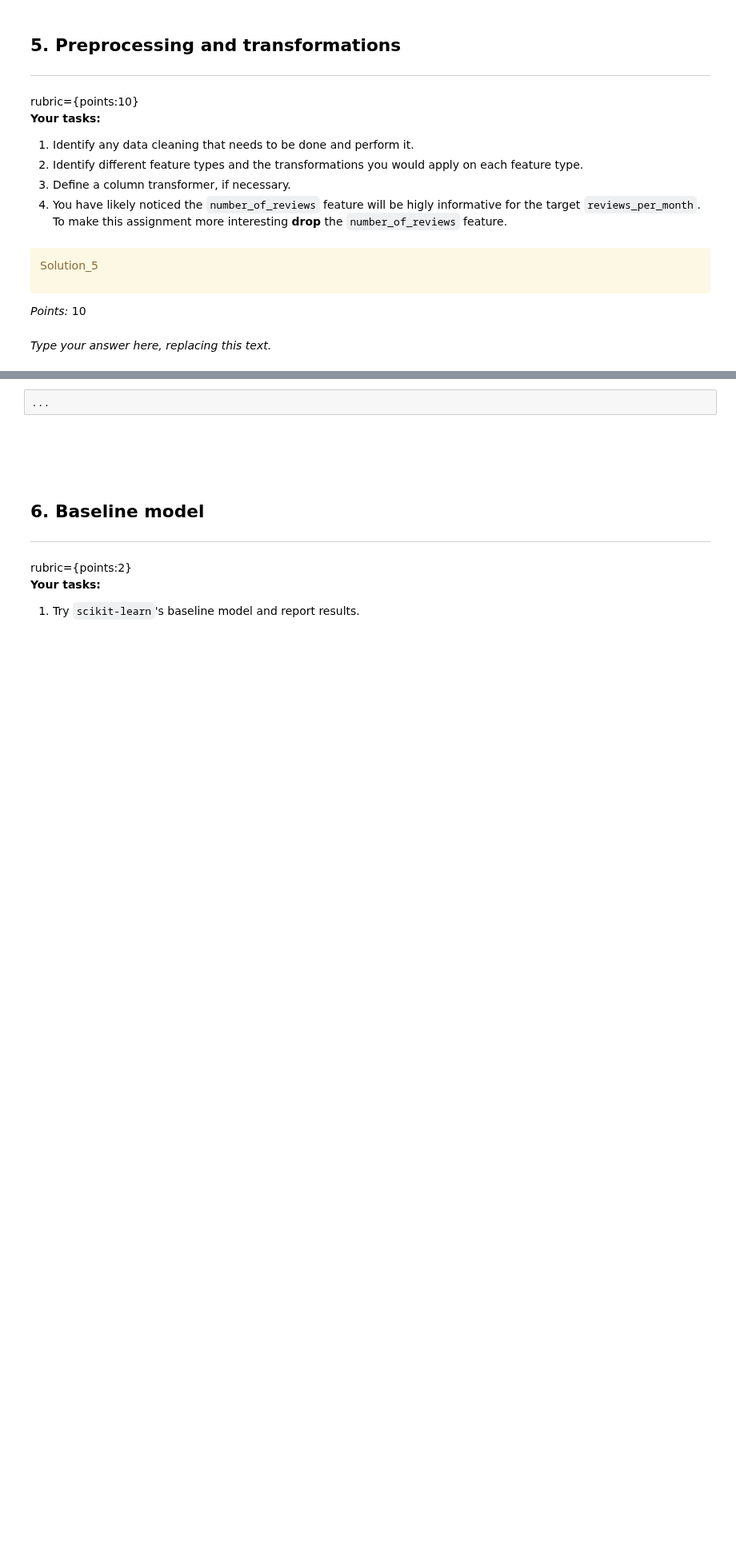
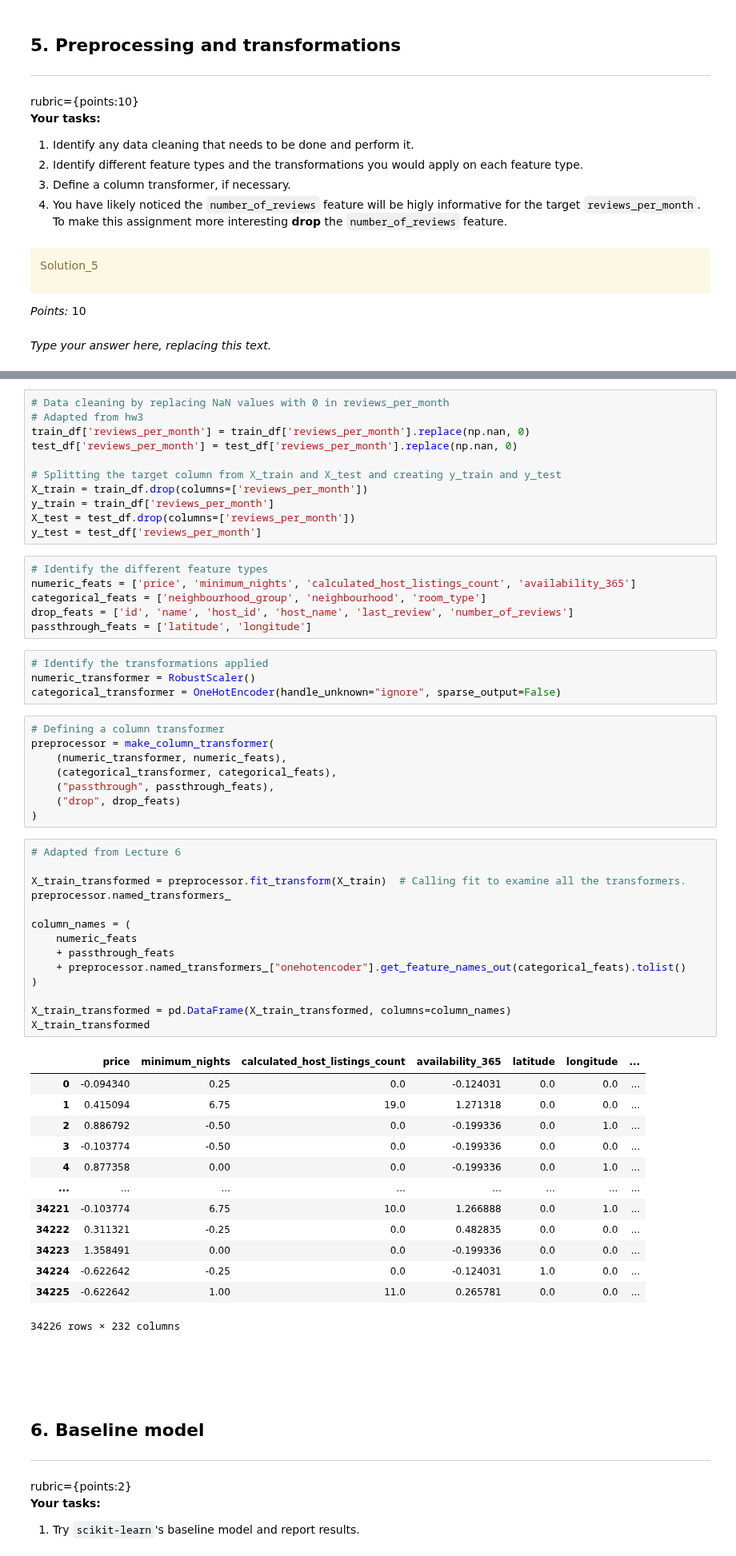
Before and after one commit to angelalmachado/cpsc330hw, a Jupyter notebook: hw5/hw5.ipynb, the cells around one changed output, grey strips where cells are left out. Shown at 80% size. Cells and saved outputs as stored; diff of their text form; blank space fills up the shorter version.

```diff
--- a/hw5/hw5.ipynb
+++ b/hw5/hw5.ipynb
@@ -339,5 +336,60 @@ _Type your answer here, replacing this text._
-# %%
-...
+# %%
+# Data cleaning by replacing NaN values with 0 in reviews_per_month
+# Adapted from hw3
+train_df['reviews_per_month'] = train_df['reviews_per_month'].replace(np.nan, 0)
+test_df['reviews_per_month'] = test_df['reviews_per_month'].replace(np.nan, 0)
+
+# Splitting the target column from X_train and X_test and creating y_train and y_test
+X_train = train_df.drop(columns=['reviews_per_month'])
+y_train = train_df['reviews_per_month']
+X_test = test_df.drop(columns=['reviews_per_month'])
+y_test = test_df['reviews_per_month']
+# %%
+# Identify the different feature types
+numeric_feats = ['price', 'minimum_nights', 'calculated_host_listings_count', 'availability_365']
+categorical_feats = ['neighbourhood_group', 'neighbourhood', 'room_type']
+drop_feats = ['id', 'name', 'host_id', 'host_name', 'last_review', 'number_of_reviews']
+passthrough_feats = ['latitude', 'longitude']
+# %%
+# Identify the transformations applied
+numeric_transformer = RobustScaler()
+categorical_transformer = OneHotEncoder(handle_unknown="ignore", sparse_output=False)
+# %%
+# Defining a column transformer
+preprocessor = make_column_transformer(
+    (numeric_transformer, numeric_feats),
+    (categorical_transformer, categorical_feats),
+    ("passthrough", passthrough_feats),
+    ("drop", drop_feats)
+)
+# %%
+# Adapted from Lecture 6
+
+X_train_transformed = preprocessor.fit_transform(X_train)  # Calling fit to examine all the transformers.
+preprocessor.named_transformers_
+
+column_names = (
+    numeric_feats
+    + passthrough_feats
+    + preprocessor.named_transformers_["onehotencoder"].get_feature_names_out(categorical_feats).tolist()
+)
+
+X_train_transformed = pd.DataFrame(X_train_transformed, columns=column_names)
+X_train_transformed
+# %% [output]
+|  | price | minimum_nights | calculated_host_listings_count | availability_365 | latitude | longitude | ... |
+| 0 | -0.094340 | 0.25 | 0.0 | -0.124031 | 0.0 | 0.0 | ... |
+| 1 | 0.415094 | 6.75 | 19.0 | 1.271318 | 0.0 | 0.0 | ... |
+| 2 | 0.886792 | -0.50 | 0.0 | -0.199336 | 0.0 | 1.0 | ... |
+| 3 | -0.103774 | -0.50 | 0.0 | -0.199336 | 0.0 | 0.0 | ... |
+| 4 | 0.877358 | 0.00 | 0.0 | -0.199336 | 0.0 | 1.0 | ... |
+| ... | ... | ... | ... | ... | ... | ... | ... |
+| 34221 | -0.103774 | 6.75 | 10.0 | 1.266888 | 0.0 | 1.0 | ... |
+| 34222 | 0.311321 | -0.25 | 0.0 | 0.482835 | 0.0 | 0.0 | ... |
+| 34223 | 1.358491 | 0.00 | 0.0 | -0.199336 | 0.0 | 0.0 | ... |
+| 34224 | -0.622642 | -0.25 | 0.0 | -0.124031 | 1.0 | 0.0 | ... |
+| 34225 | -0.622642 | 1.00 | 11.0 | 0.265781 | 0.0 | 0.0 | ... |
+34226 rows × 232 columns
 # %% [markdown]
 <!-- END QUESTION -->
 
```
Also changed, not shown: parts of 17 cells of this notebook, 1 other file.
